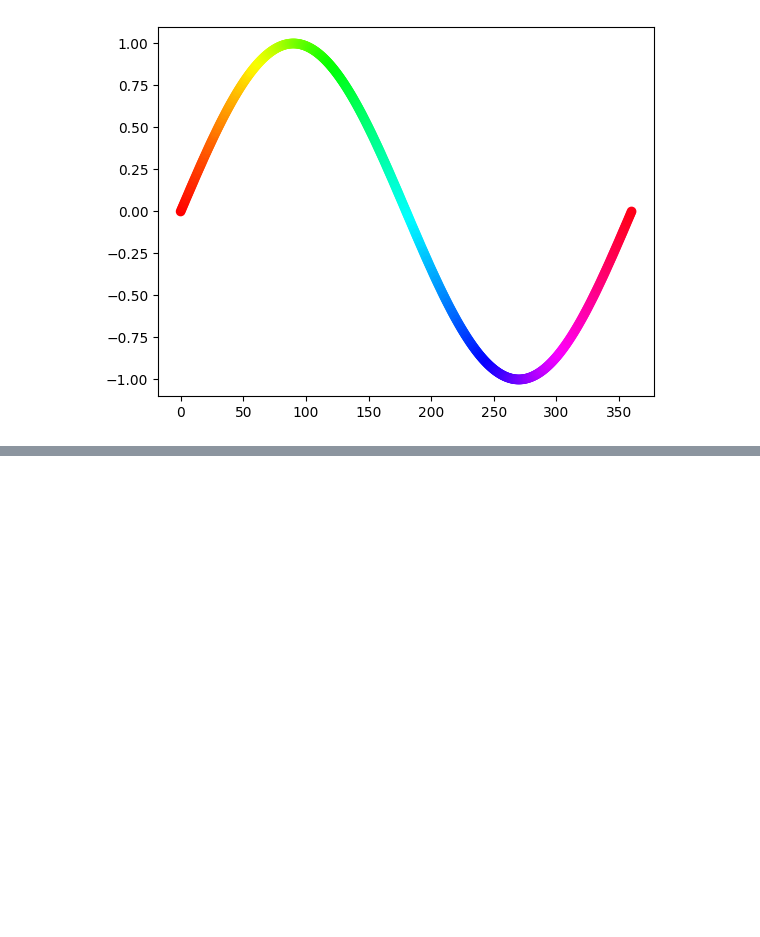
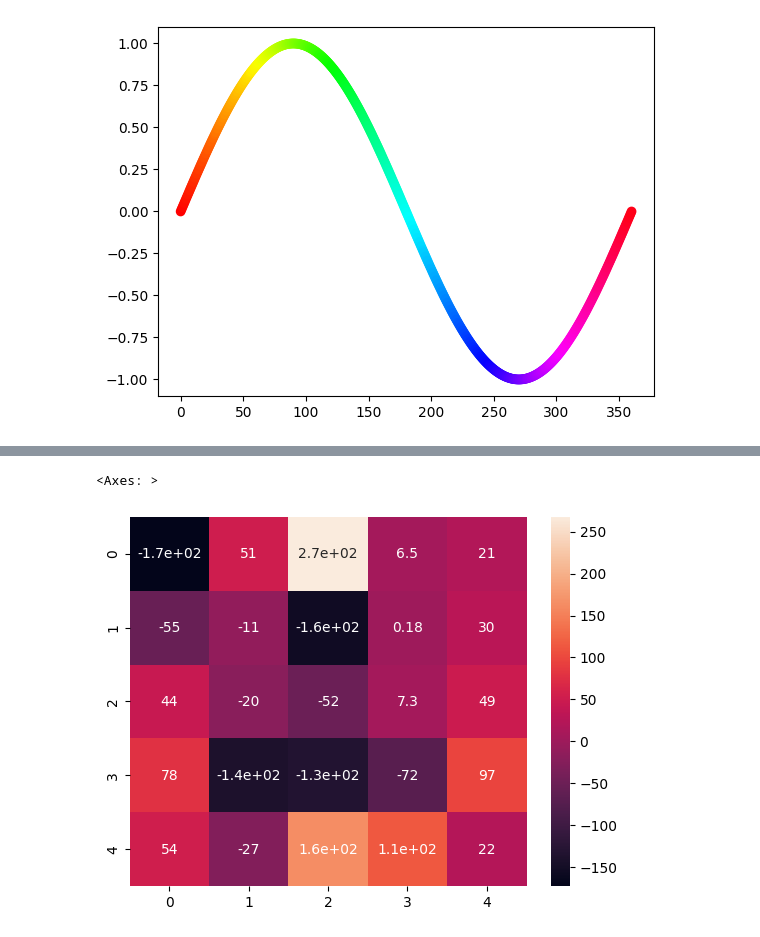
Before and after one commit to TahaT80/AI, a Jupyter notebook: part3_matplotlib/main.ipynb, the cells around one changed output, grey strips where cells are left out. Cells and saved outputs as stored; diff of their text form; code cells hidden in the pictures; blank space fills up the shorter version.

```diff
--- a/part3_matplotlib/main.ipynb
+++ b/part3_matplotlib/main.ipynb
@@ -200,0 +295,6 @@ plt.barh(x,y,left=left)
+# %%
+data = np.random.normal(0,100,(5,5))
+sns.heatmap(data,annot=True)
+# %% [output]
+<Axes: >
+[figure, added]
```
Also changed, not shown: parts of 28 cells of this notebook, 1 other file.
